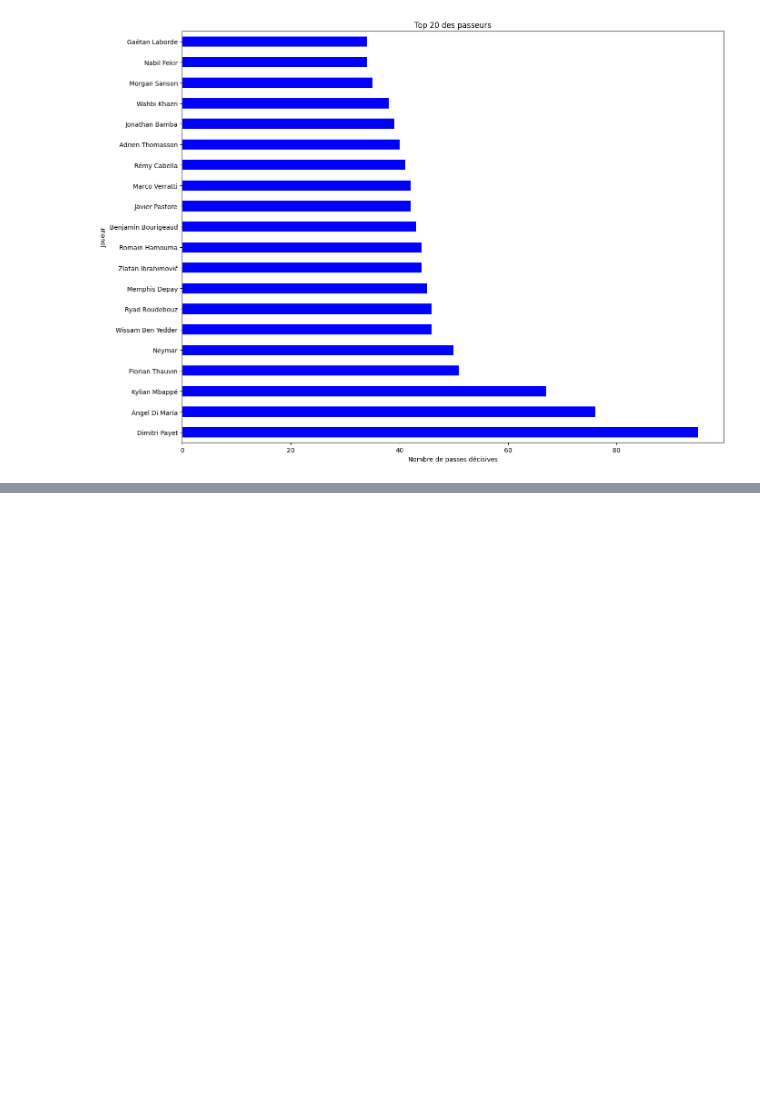
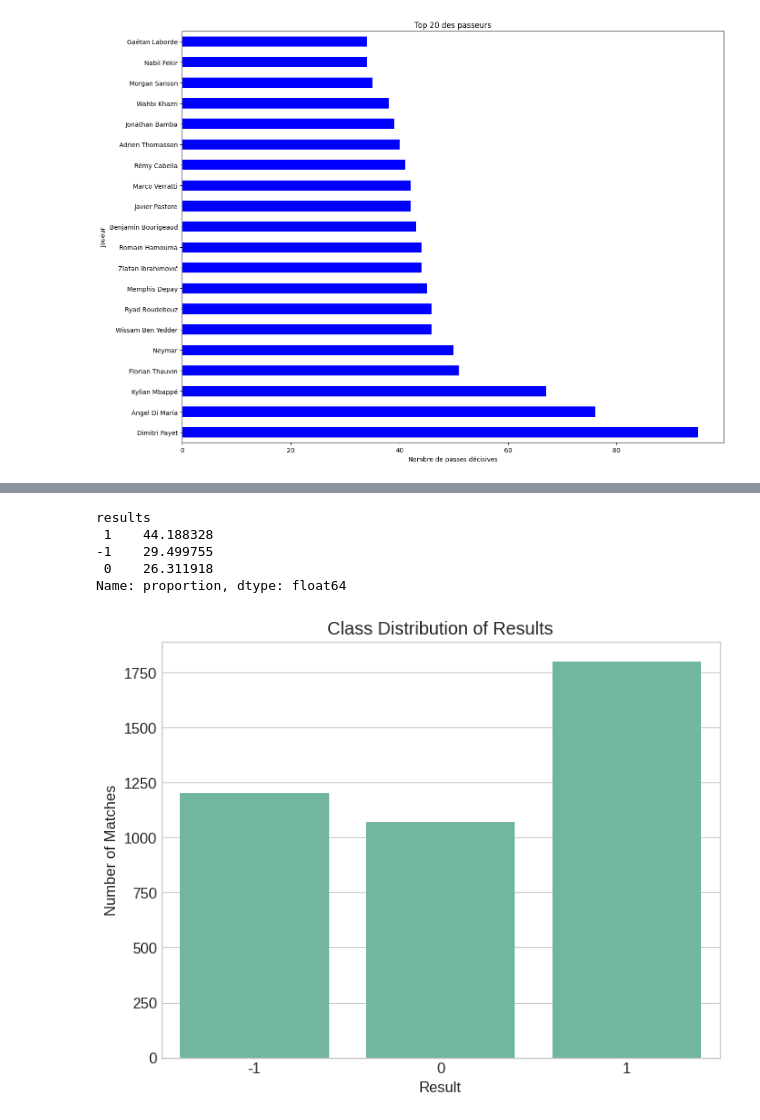
Before and after one commit to mohamed-bouchalkha/ligue1-match-prediction-Project, a Jupyter notebook: Prediction_Ligue1_2023.ipynb, the cells around one changed output, grey strips where cells are left out. Cells and saved outputs as stored; diff of their text form; code cells hidden in the pictures; blank space fills up the shorter version.

```diff
--- a/Prediction_Ligue1_2023.ipynb
+++ b/Prediction_Ligue1_2023.ipynb
@@ -1205,0 +1842,21 @@ Name: assists, dtype: int64
+# %%
+# prompt: Check for class balance in the target column results
+
+# Check class balance in the 'results' column
+result_counts = df['results'].value_counts(normalize=True) * 100
+print(result_counts)
+
+# Visualize class balance
+plt.figure(figsize=(8, 6))
+sns.countplot(x='results', data=df)
+plt.title('Class Distribution of Results')
+plt.xlabel('Result')
+plt.ylabel('Number of Matches')
+plt.show()
+# %% [output]
+results
+ 1    44.188328
+-1    29.499755
+ 0    26.311918
+Name: proportion, dtype: float64
+[figure, added]
```
Also changed, not shown: parts of 20 cells of this notebook.
